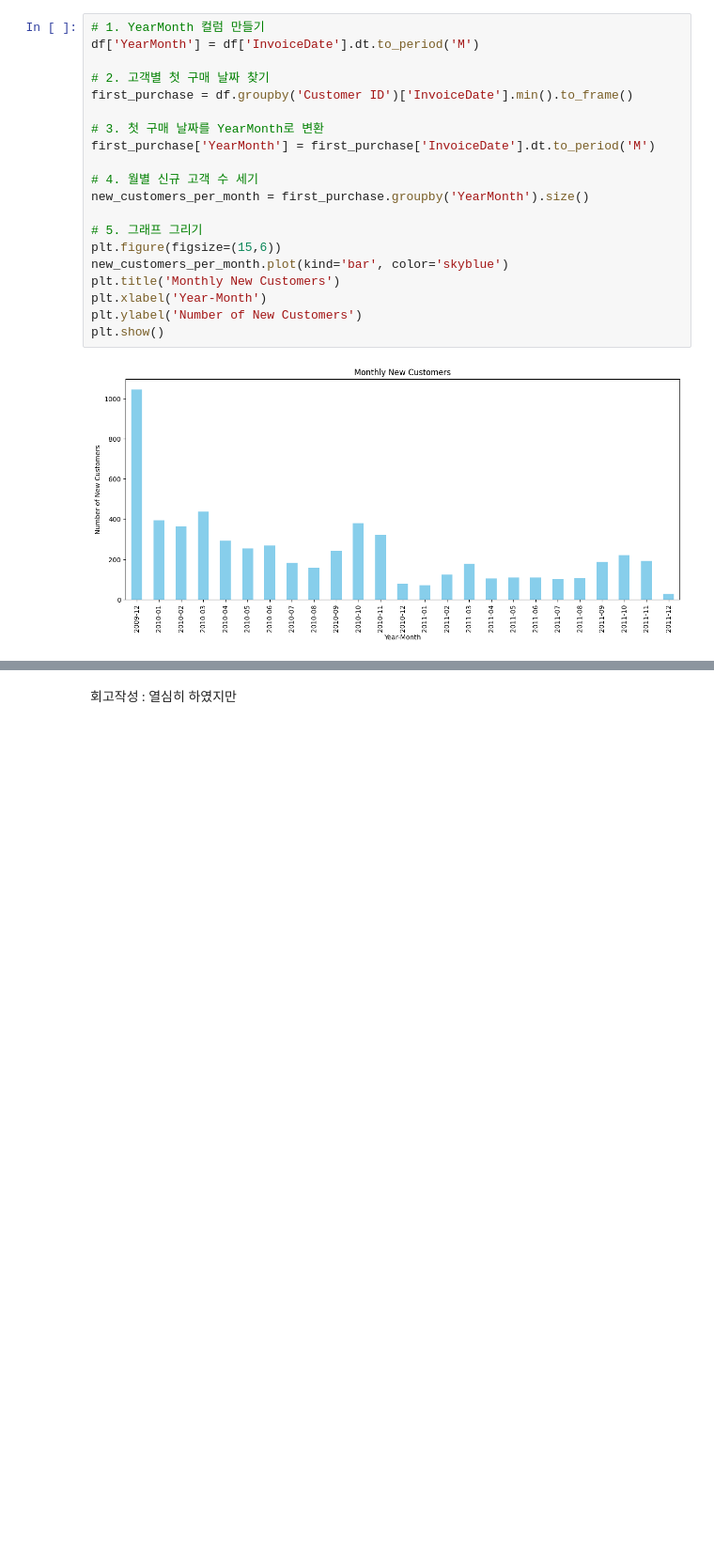
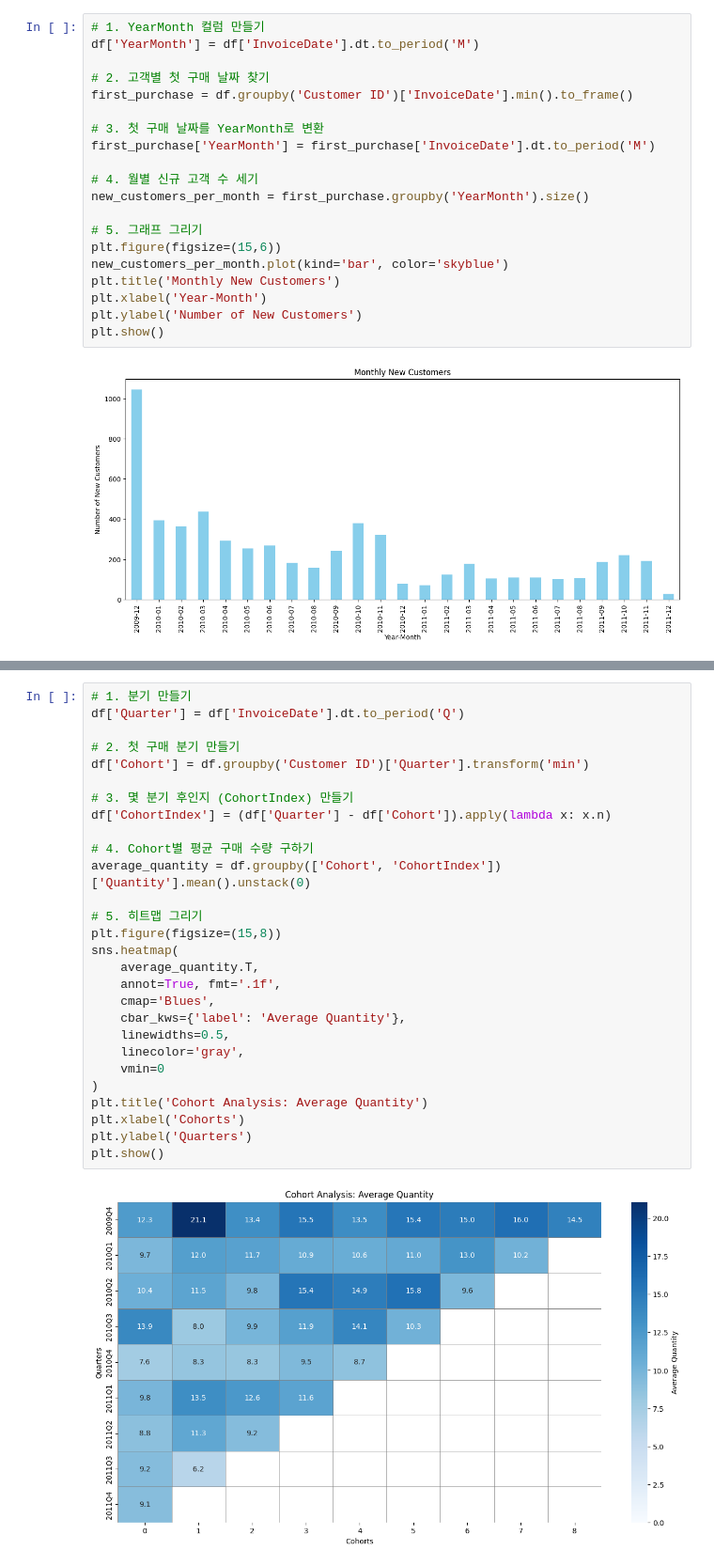
Before and after one commit to sunyoungmoon012/first-repository, a Jupyter notebook: Quest_03_AARRR_분석_통계분석.ipynb, the cells around one changed output, grey strips where cells are left out. Shown at 94% size. Drawn from its saved outputs; the diff is of its cells as text; blank space fills up the shorter version.

```diff
--- a/Quest_03_AARRR_분석_통계분석.ipynb
+++ b/Quest_03_AARRR_분석_통계분석.ipynb
@@ -197,5 +195,33 @@ plt.xlabel('Cohorts')
 plt.show()
 # %% [output]
 [figure]
-# %% [markdown]
-회고작성 : 열심히 하였지만
+# %%
+# 1. 분기 만들기
+df['Quarter'] = df['InvoiceDate'].dt.to_period('Q')
+
+# 2. 첫 구매 분기 만들기
+df['Cohort'] = df.groupby('Customer ID')['Quarter'].transform('min')
+
+# 3. 몇 분기 후인지 (CohortIndex) 만들기
+df['CohortIndex'] = (df['Quarter'] - df['Cohort']).apply(lambda x: x.n)
+
+# 4. Cohort별 평균 구매 수량 구하기
+average_quantity = df.groupby(['Cohort', 'CohortIndex'])['Quantity'].mean().unstack(0)
+
+# 5. 히트맵 그리기
+plt.figure(figsize=(15,8))
+sns.heatmap(
+    average_quantity.T,
+    annot=True, fmt='.1f',
+    cmap='Blues',
+    cbar_kws={'label': 'Average Quantity'},
+    linewidths=0.5,
+    linecolor='gray',
+    vmin=0
+)
+plt.title('Cohort Analysis: Average Quantity')
+plt.xlabel('Cohorts')
+plt.ylabel('Quarters')
+plt.show()
+# %% [output]
+[figure, added]
```
Also changed, not shown: parts of 5 cells of this notebook.
